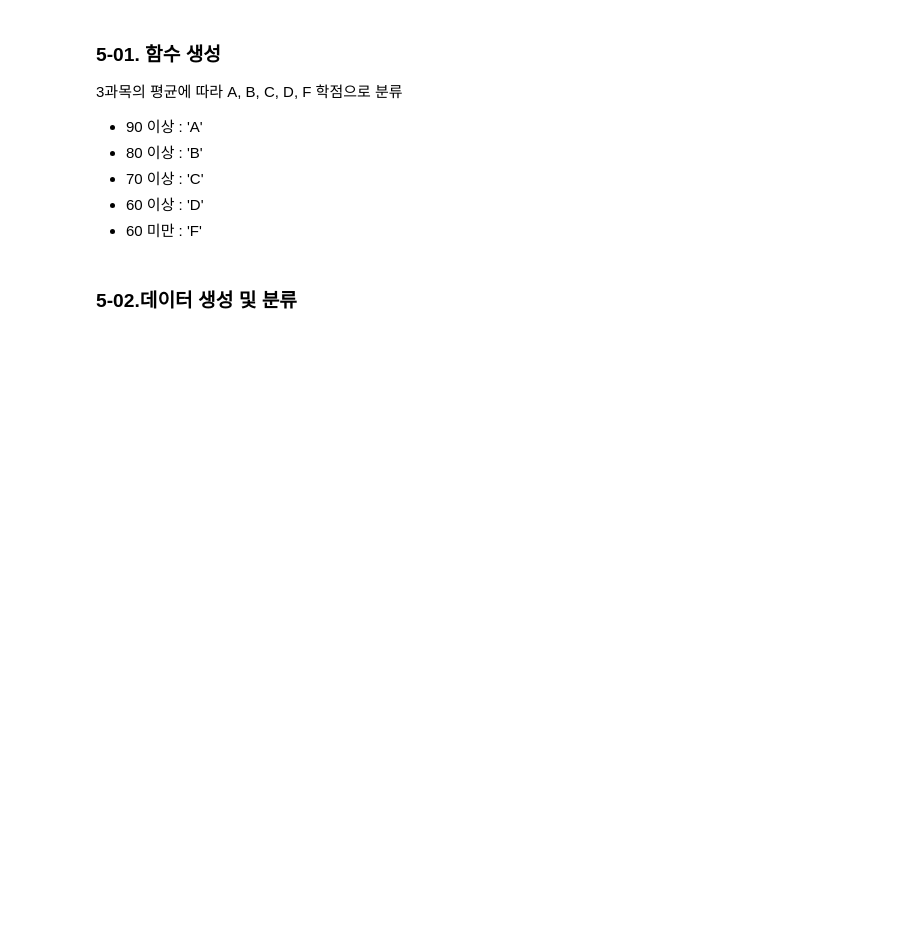
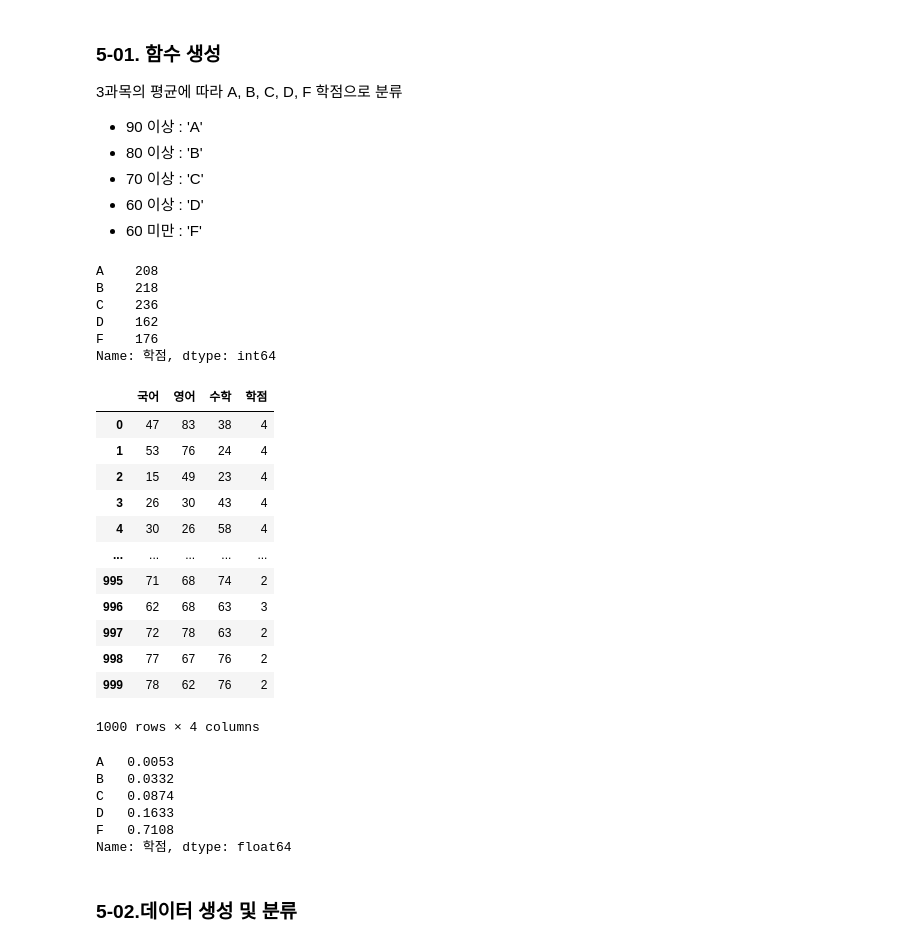
Before and after one commit to Leo2park/new, a Jupyter notebook: [ML_03]_classification_LAB(20230509)-1.ipynb, the cells around one changed output. Saved outputs shown, nothing was run; the diff lists cells and outputs as text; code cells hidden in the pictures; blank space fills up the shorter version.

```diff
--- a/[ML_03]_classification_LAB(20230509)-1.ipynb
+++ b/[ML_03]_classification_LAB(20230509)-1.ipynb
@@ -1806,0 +1790,69 @@ def ModelTrain(model, df):
+# %%
+# [1] 원하는 수의 행(sample)을 갖는 데이터 작성
+# seedno : 랜덤 수 생성 규칙
+# size : 랜덤 수 생성 행의 수
+# step=0 (비교적 ^^ 균형), step=다른수 (불균형)
+def make_sample(seedno, size, step=0):
+    np.random.seed(seedno)
+    if step == 0:
+       size = int(size/4)
+       A = pd.DataFrame(np.random.randint(0, 101, (size, 3)))
+       B = pd.DataFrame(np.random.randint(85, 101, (size, 3)))
+       C = pd.DataFrame(np.random.randint(70, 95, (size, 3)))
+       D = pd.DataFrame(np.random.randint(60, 80, (size, 3)))
+       data = pd.concat([A, B, C, D], ignore_index = True)
+    else:
+      data = pd.DataFrame(np.random.randint(0, 101, (size, 3)))
+
+    data.columns = ['국어','영어','수학']
+    s = data.mean(axis = 1)
+    data['학점'] = s.apply(lambda x: 'A' if x >= 90 else 'B' if x>= 80 else 'C' if x>=70 else 'D' if x>=60 else 'F')
+
+    print(data['학점'].value_counts().sort_index())
+    data['학점'] = data['학점'].replace({'A':0, 'B':1, 'C':2, 'D':3, 'F':4})
+    return data
+
+make_sample(1234, 1000)
+# %% [output]
+A    208
+B    218
+C    236
+D    162
+F    176
+Name: 학점, dtype: int64
+|  | 국어 | 영어 | 수학 | 학점 |
+| 0 | 47 | 83 | 38 | 4 |
+| 1 | 53 | 76 | 24 | 4 |
+| 2 | 15 | 49 | 23 | 4 |
+| 3 | 26 | 30 | 43 | 4 |
+| 4 | 30 | 26 | 58 | 4 |
+| ... | ... | ... | ... | ... |
+| 995 | 71 | 68 | 74 | 2 |
+| 996 | 62 | 68 | 63 | 3 |
+| 997 | 72 | 78 | 63 | 2 |
+| 998 | 77 | 67 | 76 | 2 |
+| 999 | 78 | 62 | 76 | 2 |
+1000 rows × 4 columns
+# %%
+()# [2] 모든 경우의 수로 데이터 작성 : 101 * 101 * 101 = 1,030,301
+def make_all():
+   colnames = ['국어','영어','수학']
+   data = [[kor, eng, mat]  for kor in range(101)
+                            for eng in range(101)
+                            for mat in range(101)]
+   data = pd.DataFrame(data, columns=colnames)
+   s = data.mean(axis = 1)
+   data['학점'] = s.apply(lambda x: 'A' if x >= 90 else 'B' if x>= 80 else 'C' if x>=70 else 'D' if x>=60 else 'F')
+
+   print(data['학점'].value_counts(normalize=True).sort_index())
+   data['학점'] = data['학점'].replace({'A':0, 'B':1, 'C':2, 'D':3, 'F':4})
+   return data
+
+data = make_all()
+# %% [output]
+A   0.0053
+B   0.0332
+C   0.0874
+D   0.1633
+F   0.7108
+Name: 학점, dtype: float64
```
Also changed, not shown: parts of 6 cells of this notebook.
